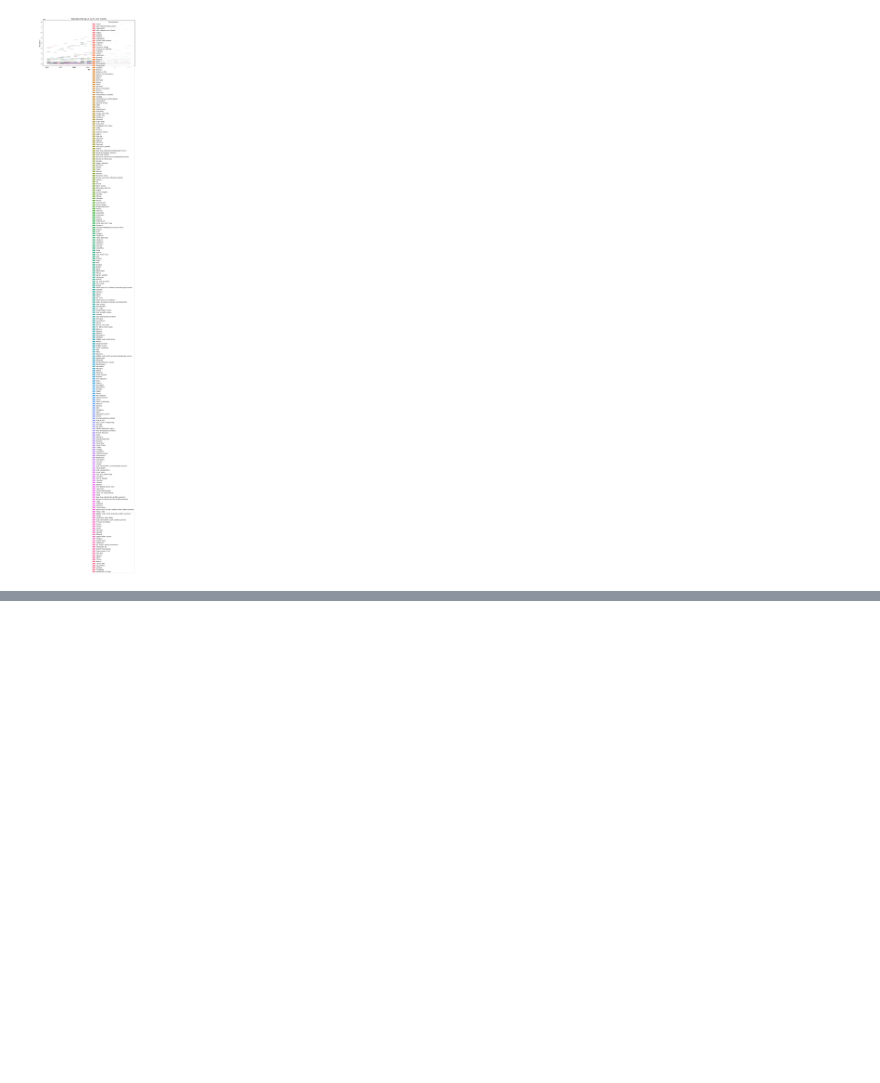
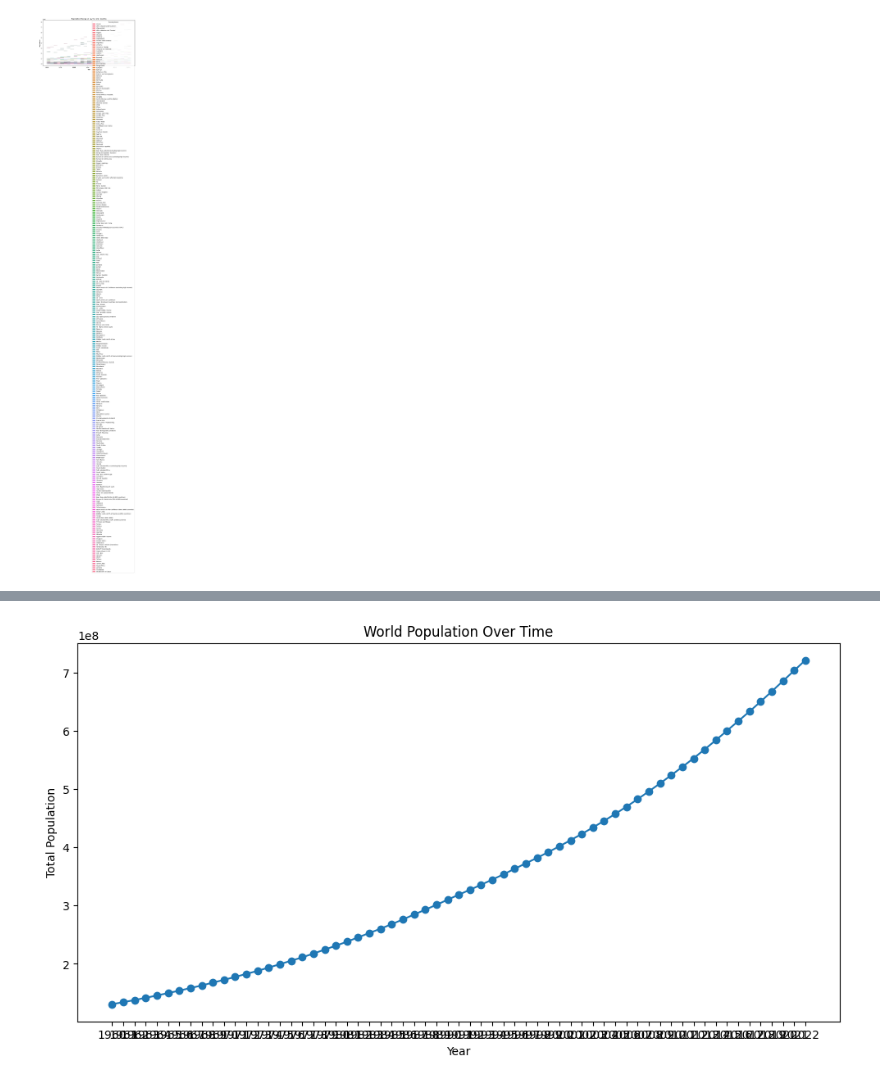
Before and after one commit to LikhitaMagar01/Data-Visualization-using-Histogram, a Jupyter notebook: task_1.ipynb, the cells around one changed output, grey strips where cells are left out. Saved outputs shown, nothing was run; the diff lists cells and outputs as text; code cells hidden in the pictures; blank space fills up the shorter version.

```diff
--- a/task_1.ipynb
+++ b/task_1.ipynb
@@ -30,0 +60,22 @@ Index(['Country Name', 'Country Code', 'Indicator Name', 'Indicator Code',
+# %%
+# Population over time
+
+import pandas as pd
+import matplotlib.pyplot as plt
+
+df = pd.read_csv('API_SP.POP.TOTL_DS2_en_csv_v2_6298256.csv', skiprows=3, header=0)
+
+# Extracting years
+years = df.columns[4:-1]
+
+world_population = df.iloc[1, 4:-1].astype(int)
+
+# Plotting
+plt.figure(figsize=(12, 6))
+plt.plot(years, world_population, marker='o', linestyle='-')
+plt.title('World Population Over Time')
+plt.xlabel('Year')
+plt.ylabel('Total Population')
+plt.show()
+# %% [output]
+[figure, added]
```
Also changed, not shown: parts of 2 cells of this notebook.
